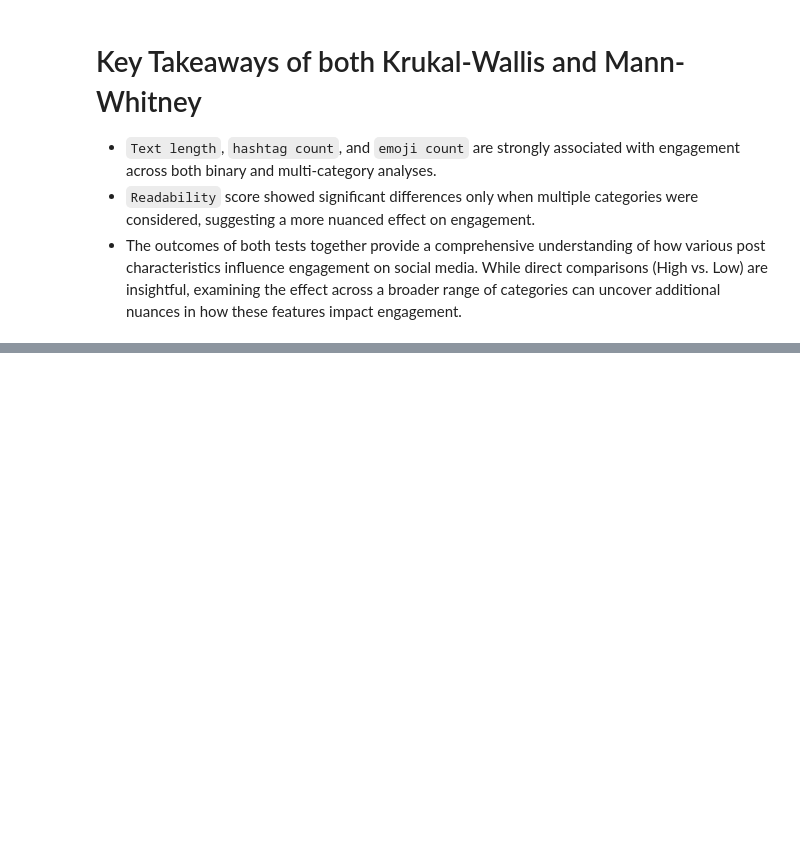
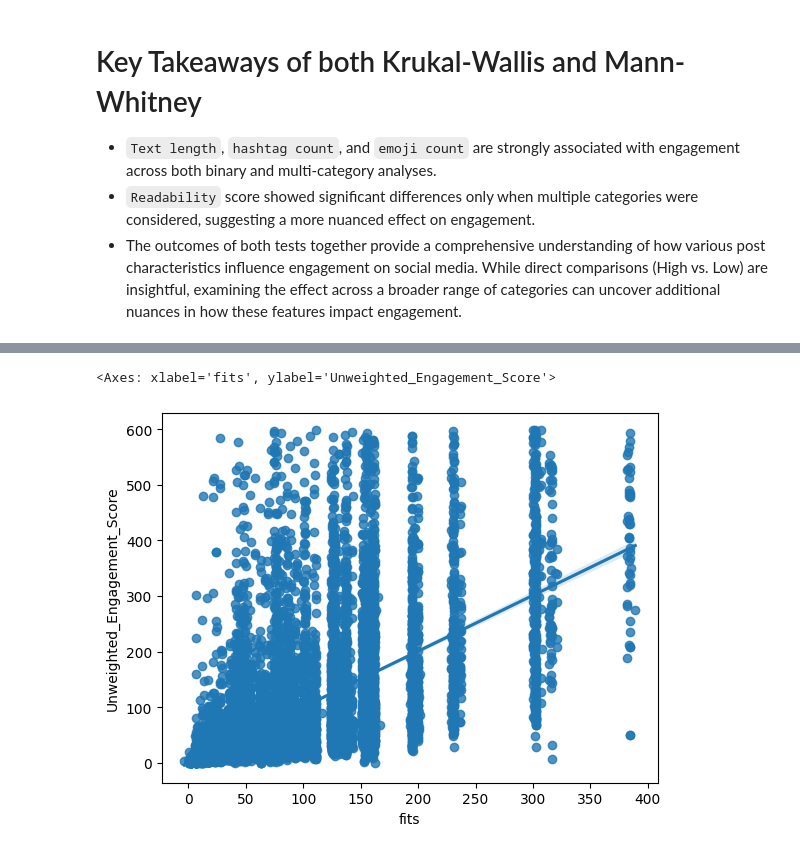
Before and after one commit to alvaarro/DigitalMarketingStrategy, a Jupyter notebook: sander_df.ipynb, the cells around one changed output, grey strips where cells are left out. Cells and saved outputs as stored; diff of their text form; code cells hidden in the pictures; blank space fills up the shorter version.

```diff
--- a/sander_df.ipynb
+++ b/sander_df.ipynb
@@ -476,0 +591,11 @@ The Mann-Whitney U tests reveal that `text_length`, `hashtag_count`, and `emoji_
+# %%
+import seaborn as sns
+
+# plot model predicted values against true values
+Y = model.data['Unweighted_Engagement_Score']
+
+sns.regplot
+sns.regplot(x='fits', y=Y, data=model.data, fit_reg=True)
+# %% [output]
+<Axes: xlabel='fits', ylabel='Unweighted_Engagement_Score'>
+[figure, added]
```
Also changed, not shown: parts of 9 cells of this notebook.
